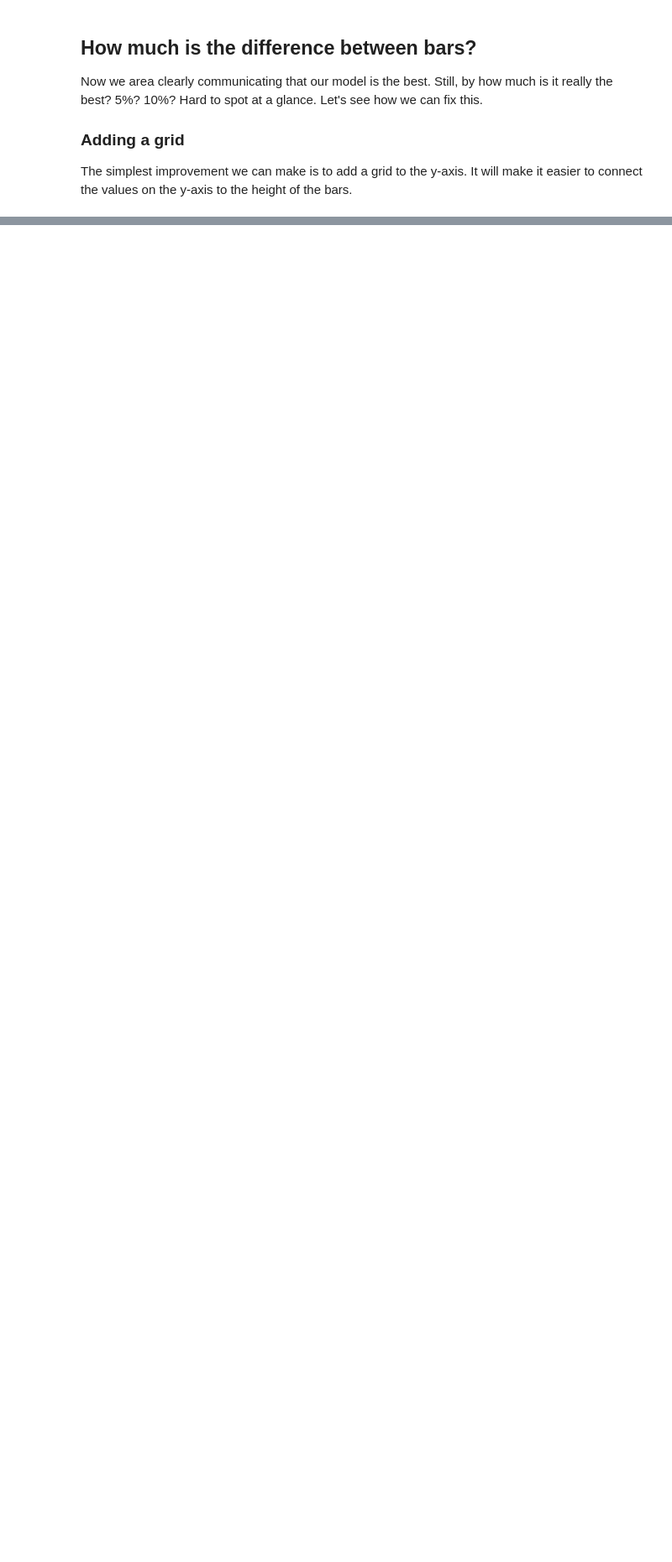
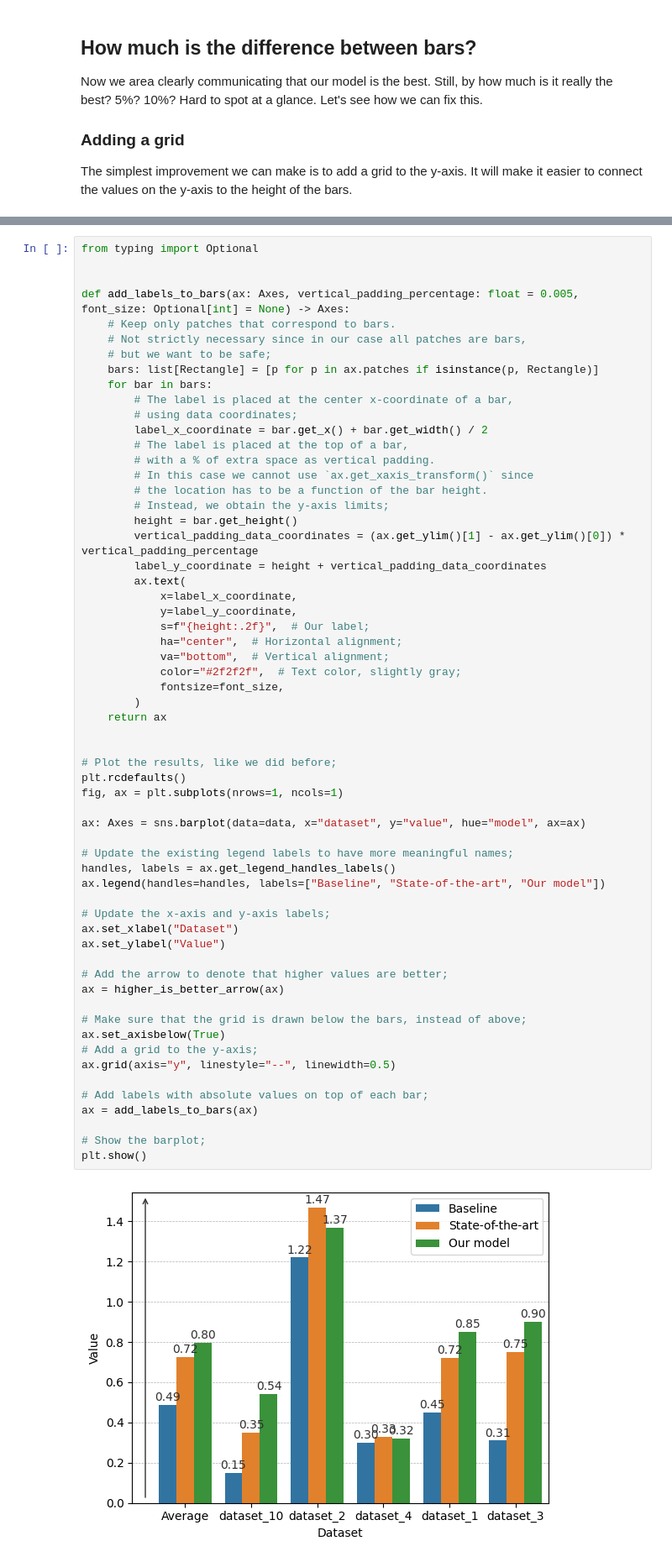
Before and after one commit to AlbertoParravicini/segretini-matplottini, a Jupyter notebook: notebooks/1_getting_started_with_barplots.ipynb, the cells around one changed output, grey strips where cells are left out. Shown at 84% size. Cells and saved outputs as stored; diff of their text form; blank space fills up the shorter version.

```diff
--- a/notebooks/1_getting_started_with_barplots.ipynb
+++ b/notebooks/1_getting_started_with_barplots.ipynb
@@ -389,0 +397,62 @@ plt.show()
+# %%
+from typing import Optional
+
+
+def add_labels_to_bars(ax: Axes, vertical_padding_percentage: float = 0.005, font_size: Optional[int] = None) -> Axes:
+    # Keep only patches that correspond to bars.
+    # Not strictly necessary since in our case all patches are bars,
+    # but we want to be safe;
+    bars: list[Rectangle] = [p for p in ax.patches if isinstance(p, Rectangle)]
+    for bar in bars:
+        # The label is placed at the center x-coordinate of a bar,
+        # using data coordinates;
+        label_x_coordinate = bar.get_x() + bar.get_width() / 2
+        # The label is placed at the top of a bar,
+        # with a % of extra space as vertical padding.
+        # In this case we cannot use `ax.get_xaxis_transform()` since
+        # the location has to be a function of the bar height.
+        # Instead, we obtain the y-axis limits;
+        height = bar.get_height()
+        vertical_padding_data_coordinates = (ax.get_ylim()[1] - ax.get_ylim()[0]) * vertical_padding_percentage
+        label_y_coordinate = height + vertical_padding_data_coordinates
+        ax.text(
+            x=label_x_coordinate,
+            y=label_y_coordinate,
+            s=f"{height:.2f}",  # Our label;
+            ha="center",  # Horizontal alignment;
+            va="bottom",  # Vertical alignment;
+            color="#2f2f2f",  # Text color, slightly gray;
+            fontsize=font_size,
+        )
+    return ax
+
+
+# Plot the results, like we did before;
+plt.rcdefaults()
+fig, ax = plt.subplots(nrows=1, ncols=1)
+
+ax: Axes = sns.barplot(data=data, x="dataset", y="value", hue="model", ax=ax)
+
+# Update the existing legend labels to have more meaningful names;
+handles, labels = ax.get_legend_handles_labels()
+ax.legend(handles=handles, labels=["Baseline", "State-of-the-art", "Our model"])
+
+# Update the x-axis and y-axis labels;
+ax.set_xlabel("Dataset")
+ax.set_ylabel("Value")
+
+# Add the arrow to denote that higher values are better;
+ax = higher_is_better_arrow(ax)
+
+# Make sure that the grid is drawn below the bars, instead of above;
+ax.set_axisbelow(True)
+# Add a grid to the y-axis;
+ax.grid(axis="y", linestyle="--", linewidth=0.5)
+
+# Add labels with absolute values on top of each bar;
+ax = add_labels_to_bars(ax)
+
+# Show the barplot;
+plt.show()
+# %% [output]
+[figure, added]
```
Also changed, not shown: parts of 14 cells of this notebook, 3 other files.
